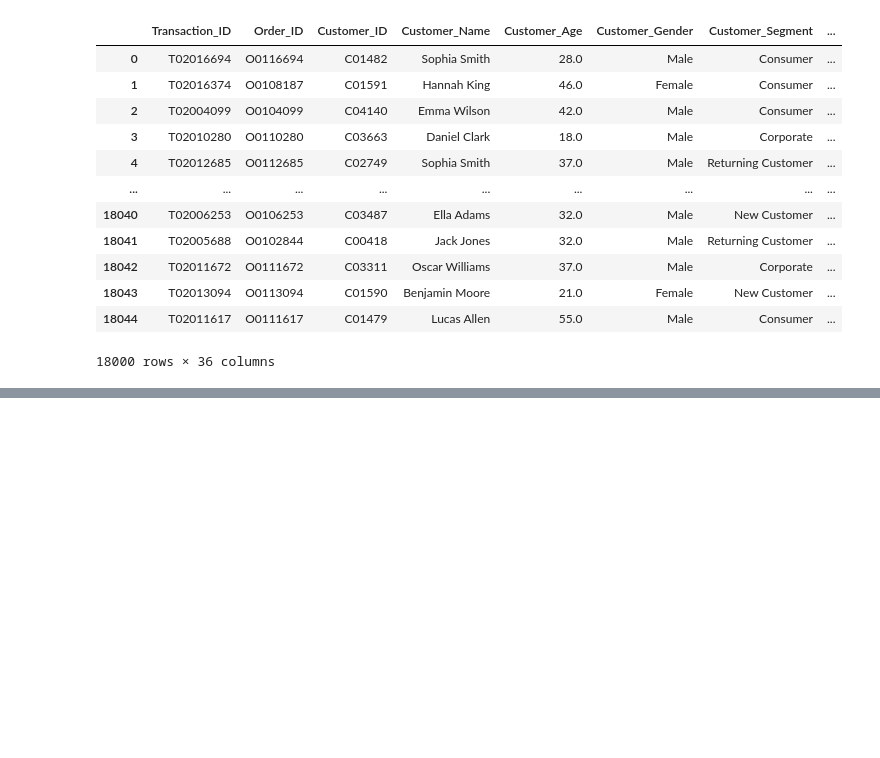
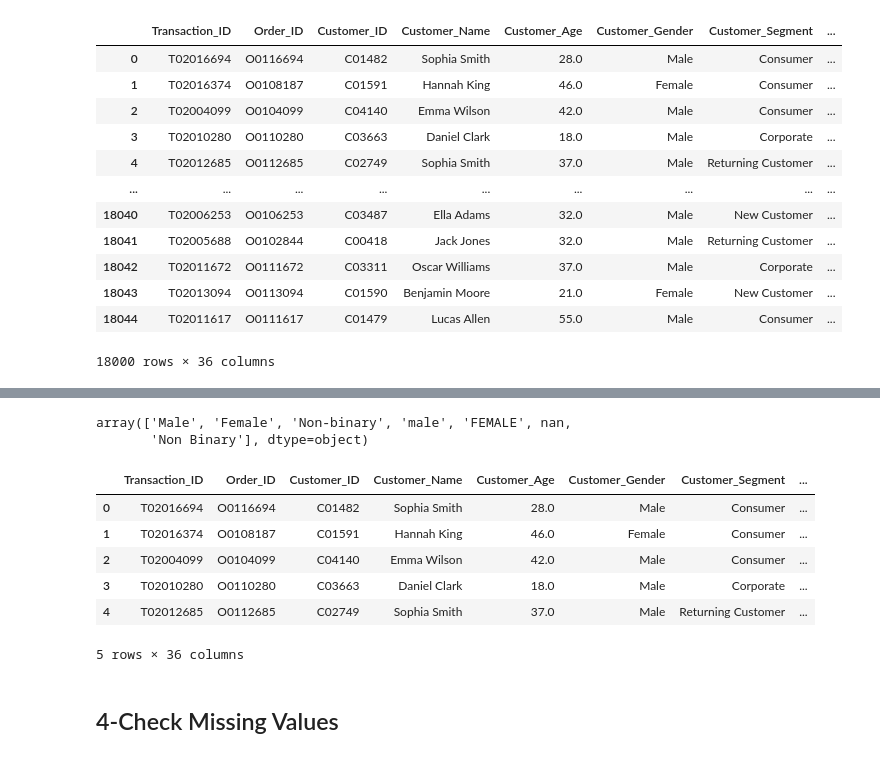
Before and after one commit to ahmesho0-commits/Retail-Project, a Jupyter notebook: Retail_Project.ipynb, the cells around one changed output, grey strips where cells are left out. Saved outputs shown, nothing was run; the diff lists cells and outputs as text; code cells hidden in the pictures; blank space fills up the shorter version.

```diff
--- a/Retail_Project.ipynb
+++ b/Retail_Project.ipynb
@@ -104,0 +147,17 @@ df
+# %%
+df['Customer_Gender'].unique()
+# %% [output]
+array(['Male', 'Female', 'Non-binary', 'male', 'FEMALE', nan,
+       'Non Binary'], dtype=object)
+# %%
+df.head()
+# %% [output]
+|  | Transaction_ID | Order_ID | Customer_ID | Customer_Name | Customer_Age | Customer_Gender | Customer_Segment | ... |
+| 0 | T02016694 | O0116694 | C01482 | Sophia Smith | 28.0 | Male | Consumer | ... |
+| 1 | T02016374 | O0108187 | C01591 | Hannah King | 46.0 | Female | Consumer | ... |
+| 2 | T02004099 | O0104099 | C04140 | Emma Wilson | 42.0 | Male | Consumer | ... |
+| 3 | T02010280 | O0110280 | C03663 | Daniel Clark | 18.0 | Male | Corporate | ... |
+| 4 | T02012685 | O0112685 | C02749 | Sophia Smith | 37.0 | Male | Returning Customer | ... |
+5 rows × 36 columns
+# %% [markdown]
+## 4-Check Missing Values
```
Also changed, not shown: parts of 7 cells of this notebook, 1 other file.
